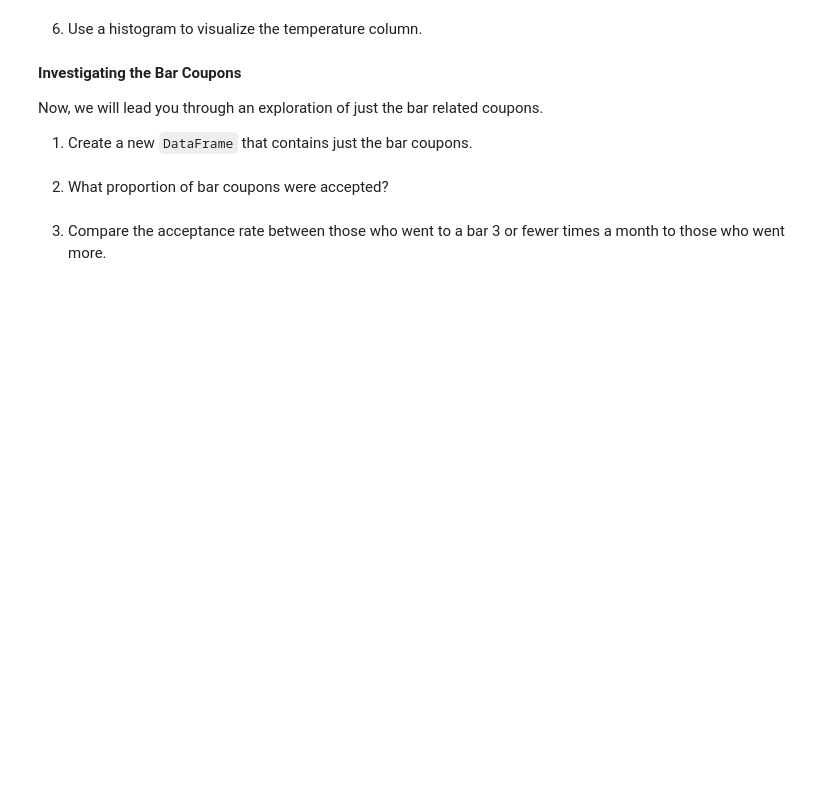
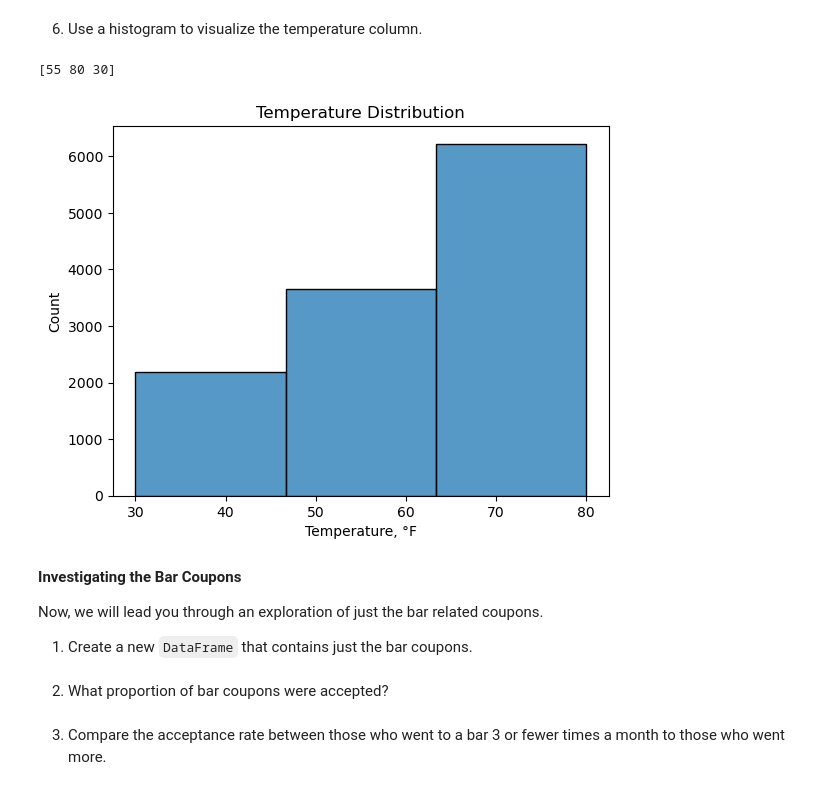
Before and after one commit to RayFuller/coupons, a Jupyter notebook: prompt.ipynb, the cells around one changed output. Drawn from its saved outputs; the diff is of its cells as text; code cells hidden in the pictures; blank space fills up the shorter version.

```diff
--- a/prompt.ipynb
+++ b/prompt.ipynb
@@ -89,5 +195,17 @@ data.head()
 # %% [markdown]
 6. Use a histogram to visualize the temperature column.
+# %%
+# Not a very interesting histogram since there are only 3 unique values
+
+print(dataCleaned["temperature"].unique())
+
+sns.histplot(data=dataCleaned, x="temperature", bins=3)
+plt.xlabel("Temperature, °F")
+plt.title("Temperature Distribution")
+plt.show()
+# %% [output]
+[55 80 30]
+[figure, added]
 # %% [markdown]
 **Investigating the Bar Coupons**
 
```
Also changed, not shown: parts of 4 cells of this notebook.
